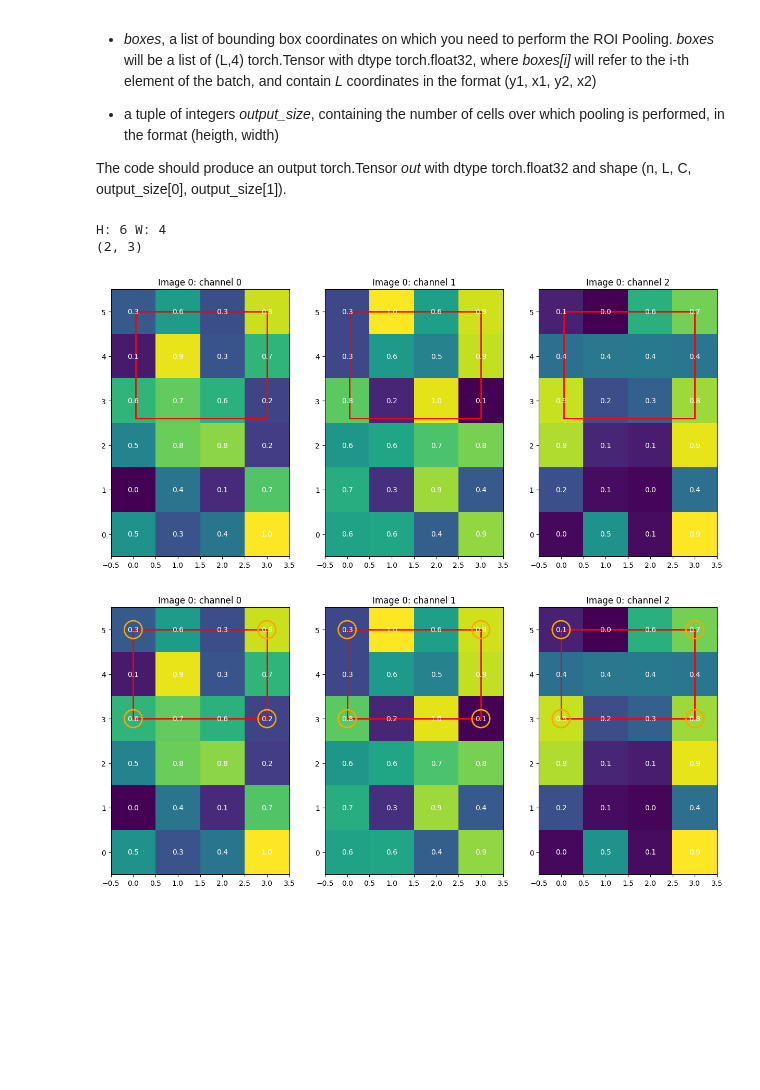
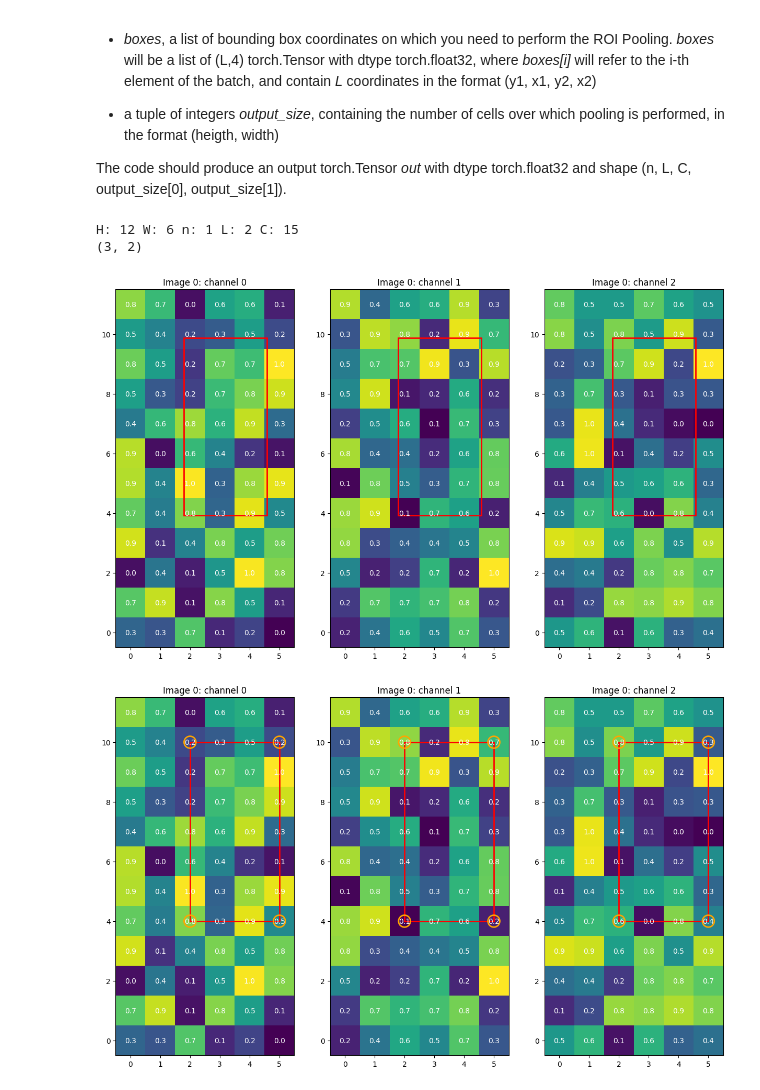
Before and after one commit to martinellop/cvcs-exercises, a Jupyter notebook: 06 Object Detection/ROI Pooling.ipynb, the cells around one changed output. Saved outputs shown, nothing was run; the diff lists cells and outputs as text; code cells hidden in the pictures; blank space fills up the shorter version.

```diff
--- a/06 Object Detection/ROI Pooling.ipynb
+++ b/06 Object Detection/ROI Pooling.ipynb
@@ -20,30 +20,29 @@ from matplotlib.patches import Circle
 
 n = random.randint(1, 3)
 C = random.randint(10, 20)
-H = 6# random.randint(5, 10)
-W = 4# random.randint(5, 10)
-oH = random.randint(2, 4)
-oW = random.randint(2, 4)
+H =  random.randint(8, 12)
+W =  random.randint(5, 10)
+oH = random.randint(2, 3)
+oW = random.randint(2, 3)
 L = random.randint(2, 6)  #number of boxes foreach map
 input = torch.rand(n, C, H, W)
 boxes = [torch.zeros(L, 4) for _ in range(n)]
 for i in range(n):
   boxes[i][:, 0] = torch.rand(L) * (H-oH)       # y
   boxes[i][:, 1] = torch.rand(L) * (W-oW)       # x
-  boxes[i][:, 2] = oH + torch.rand(L) * (H-oH)  # w
-  boxes[i][:, 3] = oW + torch.rand(L) * (W-oW)  # h
+  boxes[i][:, 2] = oH + torch.rand(L) * (H-oH)  # h
+  boxes[i][:, 3] = oW + torch.rand(L) * (W-oW)  # w
 
   boxes[i][:,2:] += boxes[i][:,:2]
   boxes[i][:,2] = torch.clamp(boxes[i][:,2], max=H-1)
   boxes[i][:,3] = torch.clamp(boxes[i][:,3], max=W-1)
 output_size = (oH, oW)
 
-
-print("H:", H, "W:", W)
+print("H:", H, "W:", W, "n:", n,"L:",L,"C:",C)
 print(output_size)
 # %% [output]
-H: 6 W: 4
-(2, 3)
+H: 12 W: 6 n: 1 L: 2 C: 15
+(3, 2)
 # %%
 #let's show an example
 
@@ -86,13 +85,13 @@ def showMapsAndBoxes(maps:torch.Tensor, boxes:torch.Tensor, highlightCorners=Fal
 
 showMapsAndBoxes(input[0],boxes[0][0].unsqueeze(0))
 # %% [output]
-[figure, old version]
+[figure, new version]
 # %%
 #lets align boxes coordinates
-aligned = boxes.copy()
-for i, el in enumerate(aligned):
-    aligned[i] = torch.round(el)
+aligned = torch.zeros((n,L,4), dtype=torch.uint8)
+for i in range(n):
+    aligned[i] = torch.round(boxes[i])
 
 showMapsAndBoxes(input[0],aligned[0][0].unsqueeze(0),True)
 # %% [output]
-[figure, old version]
+[figure, new version]
```
Also changed, not shown: parts of 3 cells of this notebook.
